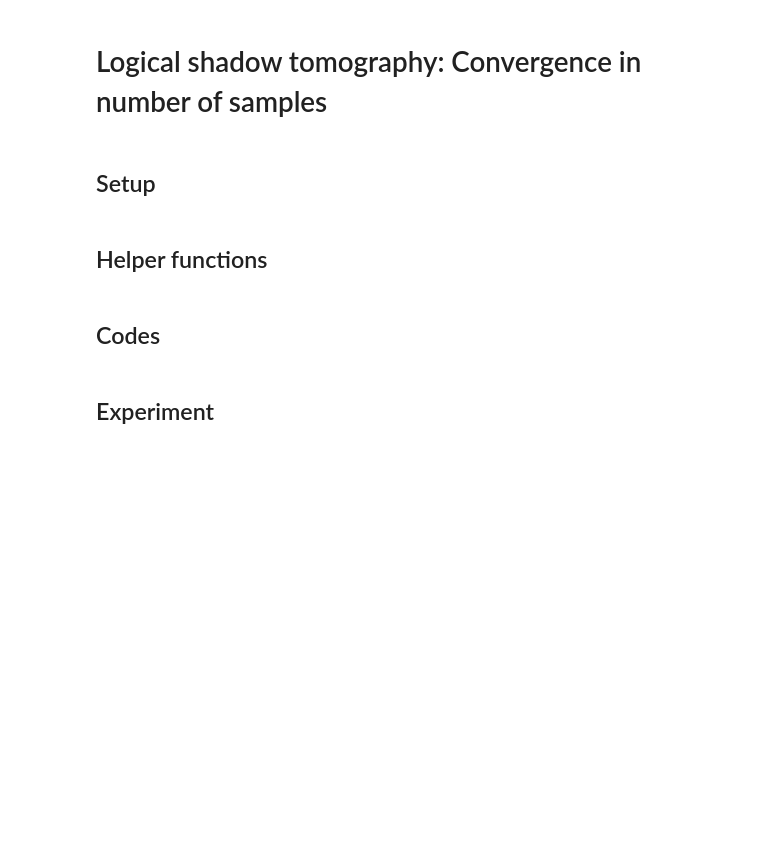
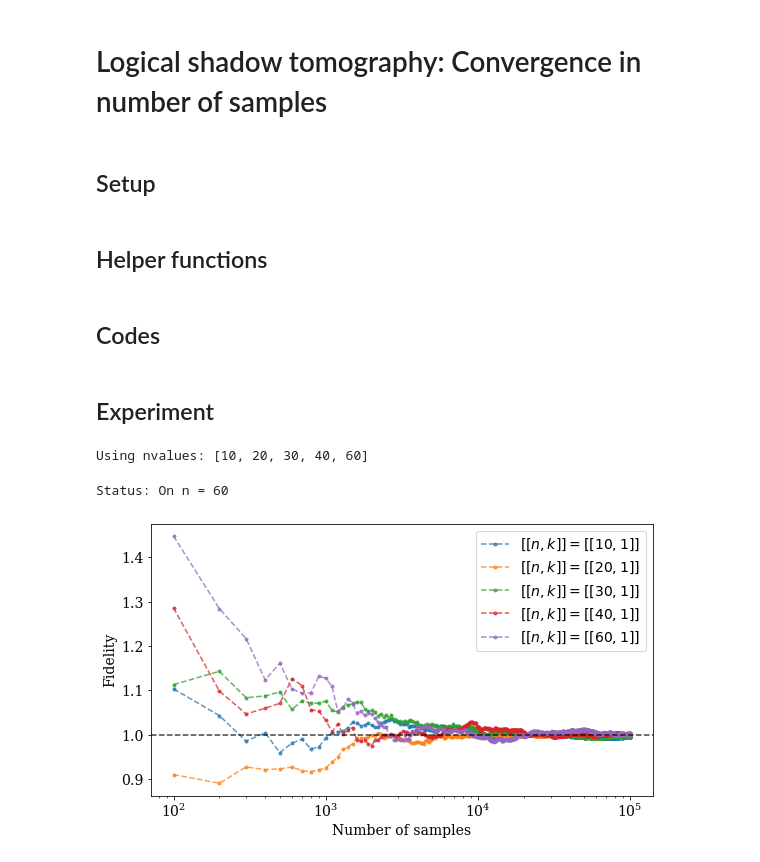
Before and after one commit to hongyehu/Sim-Clifford, a Jupyter notebook: lst_convergence.ipynb, the cells around one changed output. Cells and saved outputs as stored; diff of their text form; code cells hidden in the pictures; blank space fills up the shorter version.

```diff
--- a/lst_convergence.ipynb
+++ b/lst_convergence.ipynb
@@ -68,7 +68,8 @@ assert symplectic_to_string([1, 1, 1, 1]) == "-YY"
 ## Codes
 # %%
 def get_code_from_codetables(nqubits: int) -> List[str]:
-    """Returns stabilizers for an [[nqubits, 1]] code by grabbing and parsing data from http://www.codetables.de/.
+    """Returns stabilizers for an [[nqubits, 1]] code by grabbing and
+    parsing data from http://www.codetables.de/.
 
     Args:
         nqubits: Number of physical qubits in the code.
@@ -81,9 +82,7 @@ def get_code_from_codetables(nqubits: int) -> List[str]:
     fp.close()
 
     lines = mystr.splitlines()
-    _KEY = "    stabilizer matrix:"
-
-    start = lines.index(_KEY) + 2
+    start = lines.index("    stabilizer matrix:") + 2
     end = start + nqubits - 1
 
     check_matrix_data = [
@@ -97,14 +96,14 @@ def get_code_from_codetables(nqubits: int) -> List[str]:
 # %%
 """Set experimental parameters."""
 nmin: int = 10  # Minimum number of physical qubits to use in code.
-nmax: int = 70  # Maximum number of physical qubits to use in code.
+nmax: int = 60  # Maximum number of physical qubits to use in code.
 step: int = 10  # Step between qubit values.
 
 max_num_trajectories: int = 100_000  # Maximum number of trajectories to sample from.
 
 p: float = 0.01  # Depolarizing noise rate.
 
-njobs: int = 2  # Number of parallel workers to use when sampling trajectories.
+njobs: int = 4  # Number of parallel workers to use when sampling trajectories.
 # %%
 """Get codes from provided nqubit values."""
 nvalues = np.arange(nmin, nmax + step, step)
@@ -118,6 +117,8 @@ for n in nvalues:
 
 nvalues = list(codes.keys())
 print("Using nvalues:", nvalues)
+# %% [output]
+Using nvalues: [10, 20, 30, 40, 60]
 # %%
 def sample_trajectory(p: float):
     # Initial stabilizer state.
@@ -140,17 +141,25 @@ def sample_trajectory(p: float):
     return tmp_PsigmaP * tmp, tmp_PsigmaP
 # %%
 """Run the experiment."""
+
+import time
+all_times = []
+
 all_n_values = []
 for N, stabilizers in codes.items():
     print(f"Status: On n = {N}", end="\r")
 
-    # Note: Variable `stabilizers` is used implicitly by `sample_trajectory`.
+    start = time.monotonic()
+    # Note: Variables `N` and `stabilizers` are used by `sample_trajectory`.
     all_values = Parallel(n_jobs=njobs)(
         delayed(sample_trajectory)(p) for _ in range(max_num_trajectories)
     )
+    all_times.append(time.monotonic() - start)
     all_n_values.append(all_values)
+# %% [output]
+Status: On n = 60
 # %%
-nsamples_values = np.linspace(100, max_num_trajectories, 200, dtype=int)
+nsamples_values = np.linspace(100, max_num_trajectories, 1_000, dtype=int)
 
 all_fidelities = []
 for (n, all_values) in zip(nvalues, all_n_values):
@@ -165,10 +174,16 @@ for (n, all_values) in zip(nvalues, all_n_values):
 # %%
 plt.figure(figsize=(9, 5))
 
 for N, fids in zip(nvalues[:], all_fidelities[:]):
-    plt.plot(nsamples_values, fids, "--.", label=f"$[[n, k]] = [[{N}, 1]]$")
+    plt.plot(nsamples_values[:], fids[:], "--.", alpha=0.75, label=f"$[[n, k]] = [[{N}, 1]]$")
+
+plt.axhline(1, ls="--", color="black", alpha=0.75)
 
 plt.xlabel("Number of samples")
 plt.ylabel("Fidelity")
 plt.xscale("log")
-plt.legend();
+plt.legend(ncol=1);
+
+# plt.savefig(f"lst_convergence_n_{nmax}_p_{p}.pdf")
+# %% [output]
+[figure, added]
```
Also changed, not shown: parts of 1 cell of this notebook, 2 other files.
